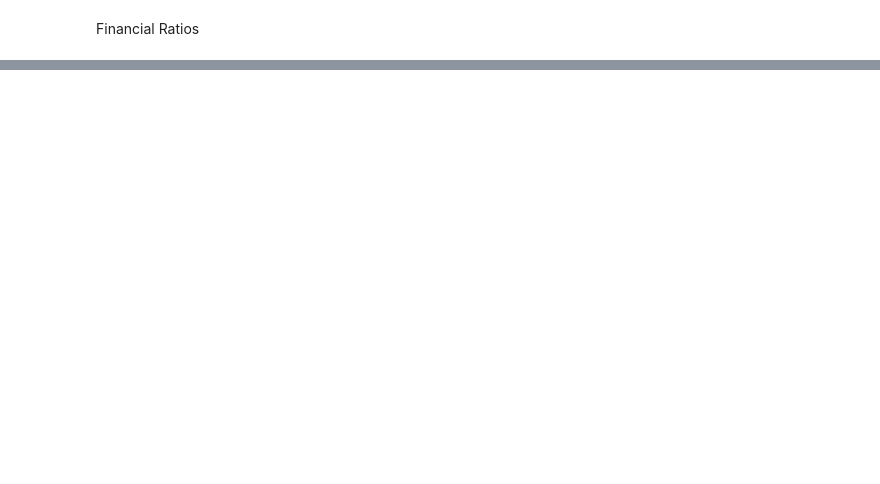
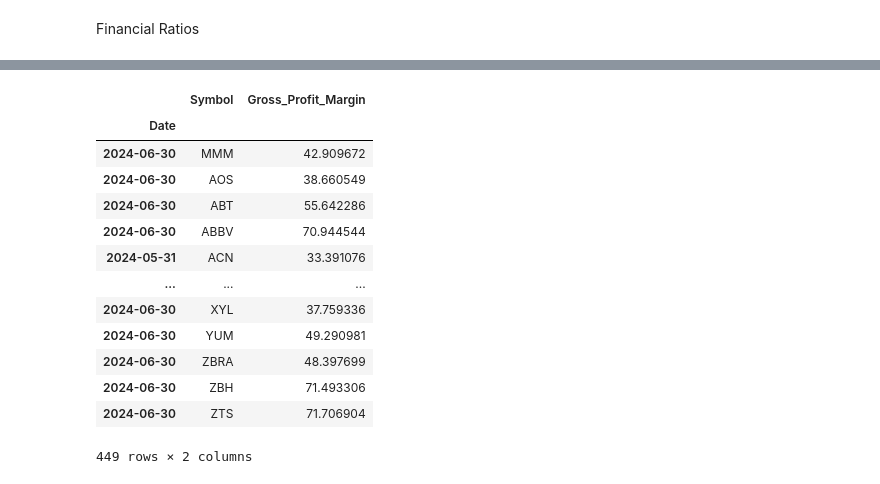
Before and after one commit to BlakeUribe/opt_portfolio, a Jupyter notebook: notebooks/portfolio_stats.ipynb, the cells around one changed output, grey strips where cells are left out. Saved outputs shown, nothing was run; the diff lists cells and outputs as text; code cells hidden in the pictures; blank space fills up the shorter version.

Commit message:
Add Ratio Class

```diff
--- a/notebooks/portfolio_stats.ipynb
+++ b/notebooks/portfolio_stats.ipynb
@@ -254,0 +136,18 @@ ratio_df.sort_values(by='Gross Profit Margin (%)', ascending=False)
+# %%
+spy_ratio = StockRatios(sp500_df['Symbol']).get_ratio_df()
+spy_ratio
+# %% [output]
+|  | Symbol | Gross_Profit_Margin |
+| Date |  |  |
+| 2024-06-30 | MMM | 42.909672 |
+| 2024-06-30 | AOS | 38.660549 |
+| 2024-06-30 | ABT | 55.642286 |
+| 2024-06-30 | ABBV | 70.944544 |
+| 2024-05-31 | ACN | 33.391076 |
+| ... | ... | ... |
+| 2024-06-30 | XYL | 37.759336 |
+| 2024-06-30 | YUM | 49.290981 |
+| 2024-06-30 | ZBRA | 48.397699 |
+| 2024-06-30 | ZBH | 71.493306 |
+| 2024-06-30 | ZTS | 71.706904 |
+449 rows × 2 columns
```
Also changed, not shown: parts of 13 cells of this notebook, 2 other files.
